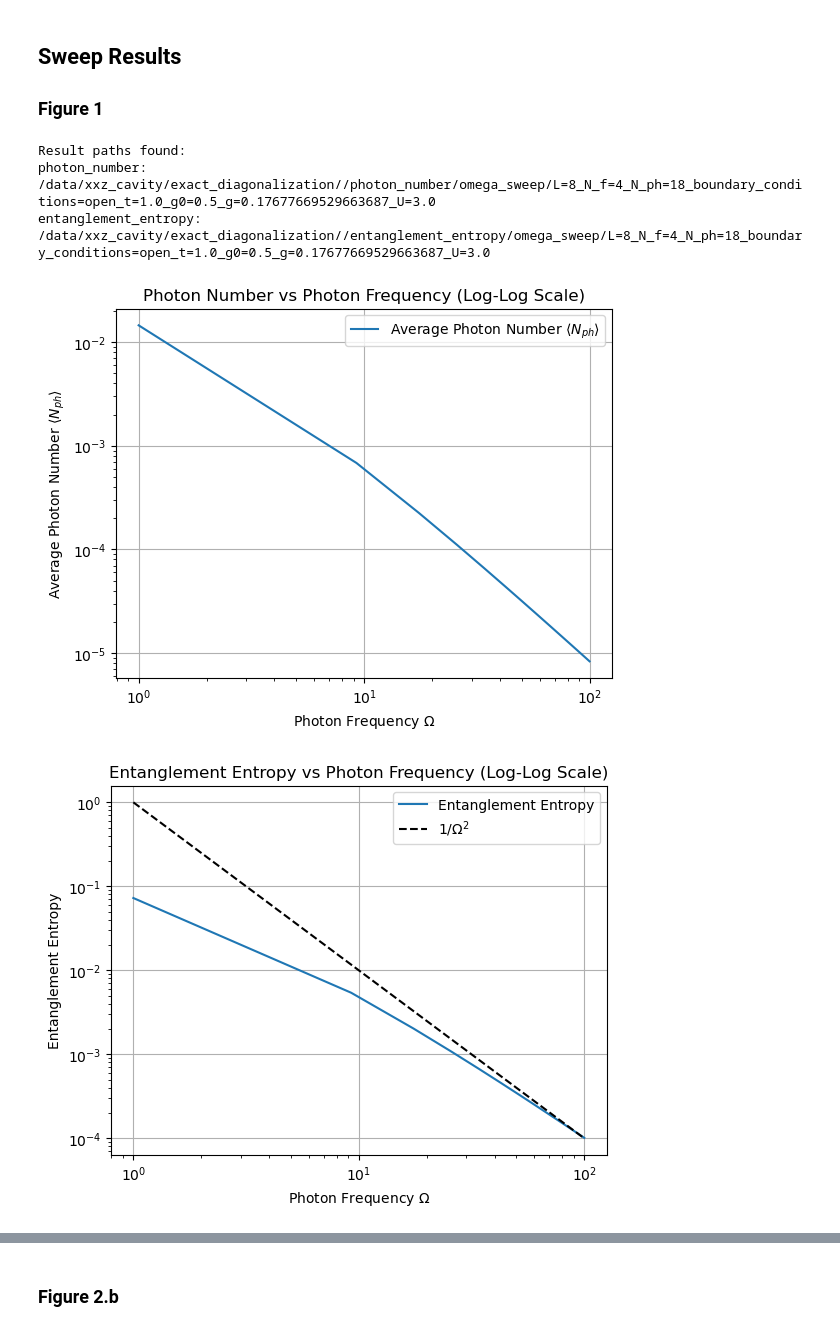
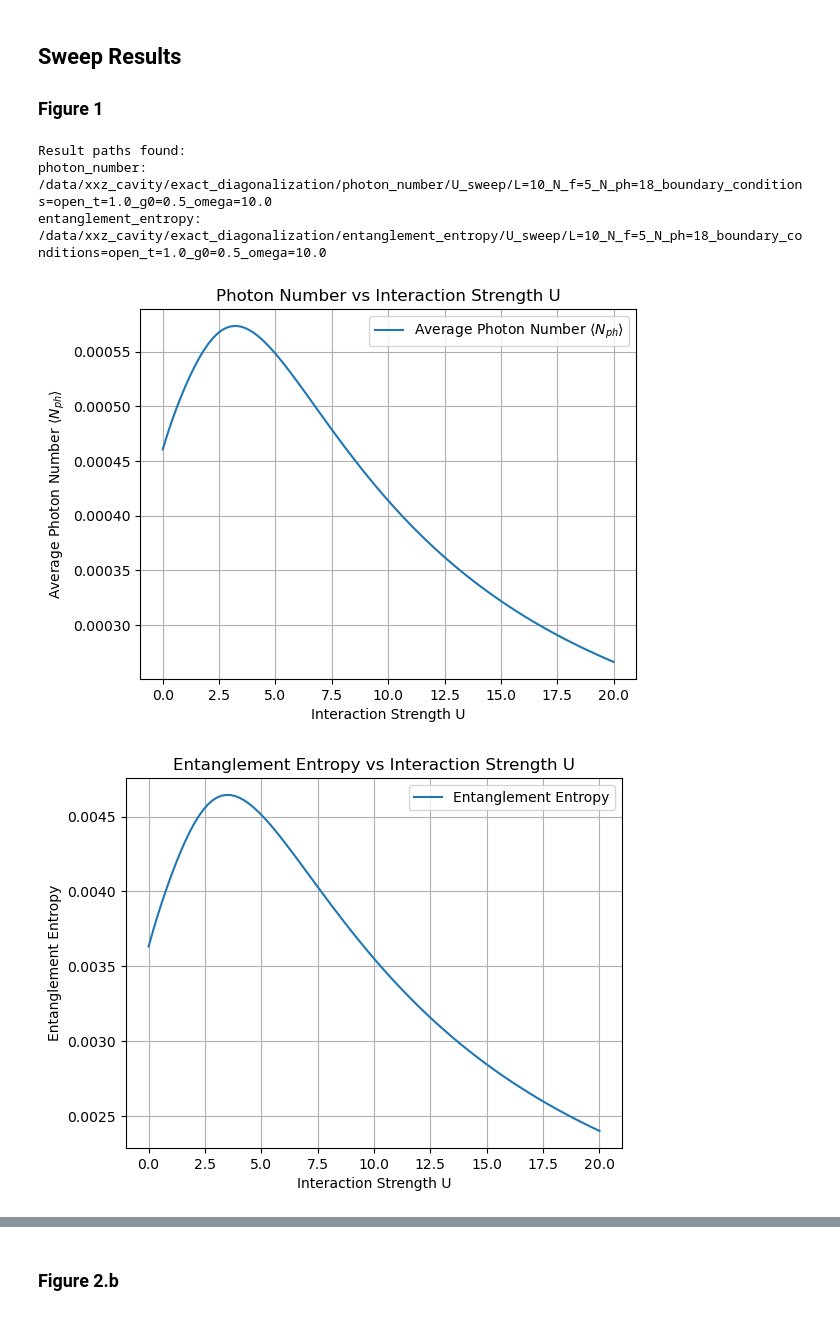
Before and after one commit to FerdinandToelkes/xxz_cavity, a Jupyter notebook: scripts/exact_diagonalization/analysis_notebook.ipynb, the cells around one changed output, grey strips where cells are left out. Drawn from its saved outputs; the diff is of its cells as text; code cells hidden in the pictures.

Commit message:
Implemented computation of photon number distribution and cleaned up code a bit before moving to dmrg

```diff
--- a/scripts/exact_diagonalization/analysis_notebook.ipynb
+++ b/scripts/exact_diagonalization/analysis_notebook.ipynb
@@ -251,8 +291,8 @@ sweeps:
 # %%
 root_data_dir = cfg.root_data_dir
-sweep = "omega_sweep"
+analysis_type = "U_sweep"
 observables = ["photon_number", "entanglement_entropy"]
-L = 8
+L = 10
 N_f = L // 2
 N_ph = 18
 boundary_conditions = "open"
@@ -261,44 +301,33 @@ g0 = 0.5
 base_dir_name = f"L={L}_N_f={N_f}_N_ph={N_ph}_boundary_conditions={boundary_conditions}_t={t}_g0={g0}"
 result_paths = {}
 for observable in observables:
-    base_path = f"{root_data_dir}/{observable}/{sweep}/{base_dir_name}"
+    base_path = os.path.join(root_data_dir, observable, analysis_type, base_dir_name)
     # check if there is a directory starting with base_path
-    matching_dirs = [d for d in os.listdir(os.path.dirname(base_path)) if d.startswith(base_dir_name)]
-    if not matching_dirs:
-        print(f"No matching directories found for observable {observable} in {base_path}")
-        continue
-    elif len(matching_dirs) > 1:
-        print(f"Multiple matching directories found for observable {observable} in {base_path}: {matching_dirs}")
-        continue
-    result_paths[observable] = os.path.join(os.path.dirname(base_path), matching_dirs[0])
+    result_path = get_matching_result_dir(observable, base_dir_name, base_path)
+    if result_path is not None:
+        result_paths[observable] = result_path
 
 print("Result paths found:")
 for obs, path in result_paths.items():
     print(f"{obs}: {path}")
 # %% [output]
 Result paths found:
-photon_number: /data/xxz_cavity/exact_diagonalization//photon_number/omega_sweep/L=8_N_f=4_N_ph=18_boundary_conditions=open_t=1.0_g0=0.5_g=0.17677669529663687_U=3.0
-entanglement_entropy: /data/xxz_cavity/exact_diagonalization//entanglement_entropy/omega_sweep/L=8_N_f=4_N_ph=18_boundary_conditions=open_t=1.0_g0=0.5_g=0.17677669529663687_U=3.0
+photon_number: /data/xxz_cavity/exact_diagonalization/photon_number/U_sweep/L=10_N_f=5_N_ph=18_boundary_conditions=open_t=1.0_g0=0.5_omega=10.0
+entanglement_entropy: /data/xxz_cavity/exact_diagonalization/entanglement_entropy/U_sweep/L=10_N_f=5_N_ph=18_boundary_conditions=open_t=1.0_g0=0.5_omega=10.0
 # %%
-# load in the results
-results = {}
-for observable, path in result_paths.items():
-    results_file = os.path.join(path, "results.npy")
-    if not os.path.exists(results_file):
-        print(f"Results file not found for observable {observable} in {path}")
-        continue
-    results[observable] = np.load(results_file)
+# load and plot the results
+results = load_results(result_paths)
+
+# take results for highest photon cutoff and plot them separately
+x_vals, photon_numbers = results["photon_number"]
+x_vals, entropies = results["entanglement_entropy"]
+
+if analysis_type == "U_sweep":
+    plot_photon_number_vs_U(x_vals, photon_numbers)
+    plot_entanglement_entropy_vs_U(x_vals, entropies)
+elif analysis_type == "omega_sweep":
+    plot_photon_number_vs_omega_log_log(x_vals, photon_numbers)
+    plot_entanglement_entropy_vs_omega_log_log(x_vals, entropies)
+# %% [output]
+[figure, added]
+[figure, added]
-# %%
-# take results for highest photon cutoff and plot them separately
-x_vals, photon_numbers = results["photon_number"]
-x_vals, entropies = results["entanglement_entropy"]
-
-if sweep == "U_sweep":
-    plot_photon_number_vs_U(x_vals, photon_numbers)
-    plot_entanglement_entropy_vs_U(x_vals, entropies)
-elif sweep == "omega_sweep":
-    plot_photon_number_vs_omega_log_log(x_vals, photon_numbers)
-    plot_entanglement_entropy_vs_omega_log_log(x_vals, entropies)
-# %% [output]
-[figure, removed]
-[figure, removed]
```
Also changed, not shown: parts of 12 cells of this notebook, 8 other files.
